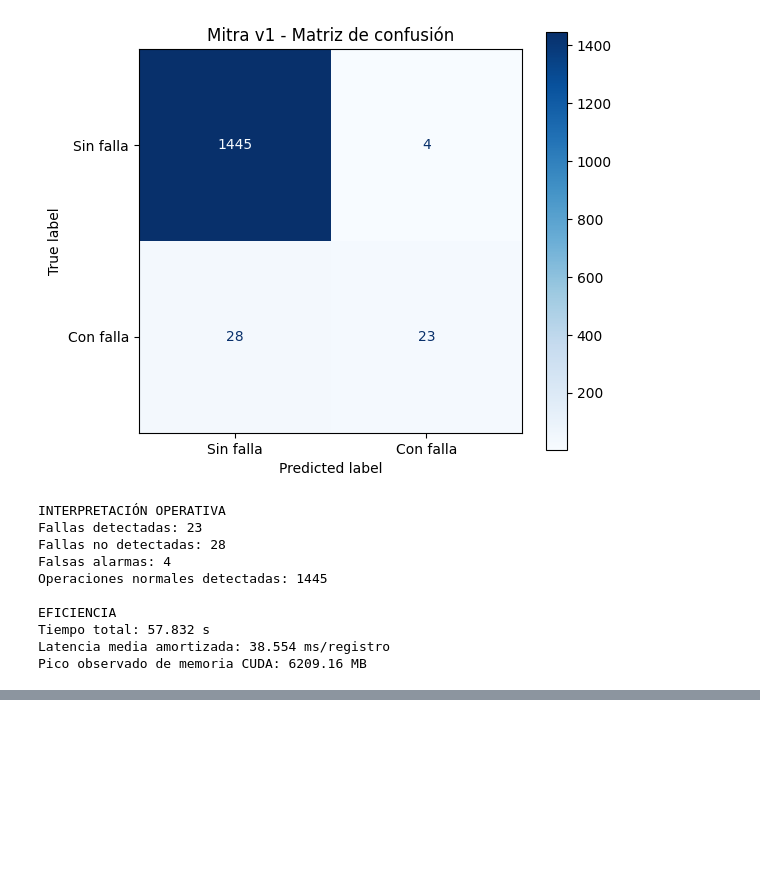
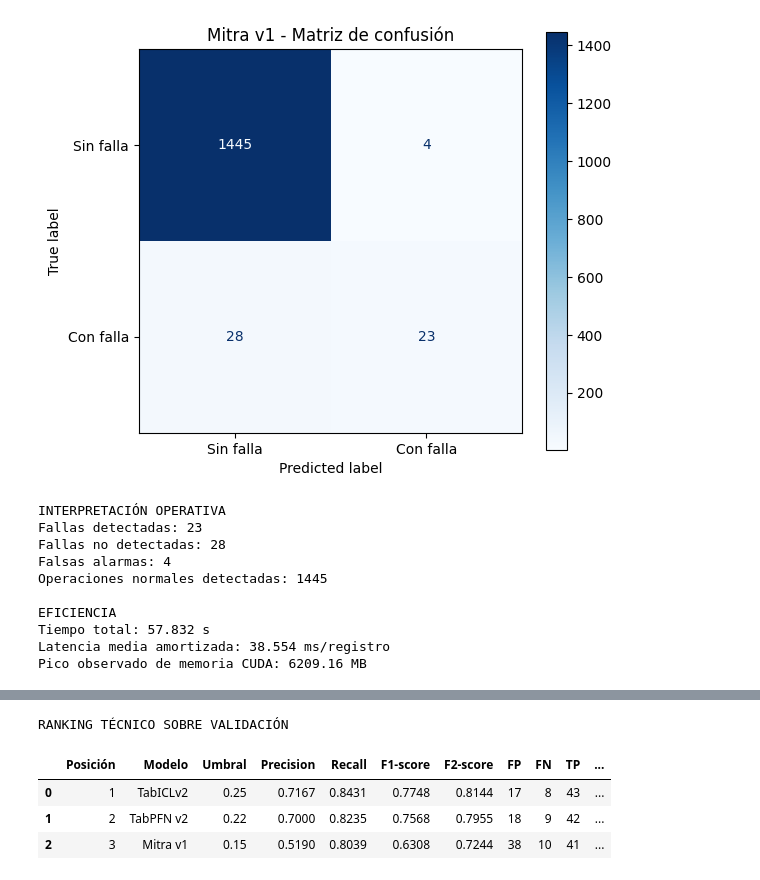
Before and after one commit to isaaccg88/PredictiveMaintenance-AI-Activity4, a Jupyter notebook: notebooks/PredictiveMaintenance_Actividad4.ipynb, the cells around one changed output, grey strips where cells are left out. Drawn from its saved outputs; the diff is of its cells as text; code cells hidden in the pictures; blank space fills up the shorter version.

```diff
--- a/notebooks/PredictiveMaintenance_Actividad4.ipynb
+++ b/notebooks/PredictiveMaintenance_Actividad4.ipynb
@@ -1532,0 +1911,72 @@ Pico observado de memoria CUDA: 6209.16 MB
+# %%
+# BLOQUE 14 - SELECCIÓN DEL MODELO
+
+# Integrar calidad predictiva y eficiencia
+tabla_decision = umbrales_optimos.merge(
+    resultados_validacion[
+        ["Modelo", "Latencia ms/registro", "Memoria GPU MB"]
+    ],
+    on="Modelo",
+    how="inner"
+)
+
+assert len(tabla_decision) == 3
+
+# Criterios definidos antes del test
+ranking = tabla_decision.sort_values(
+    [
+        "F2-score",
+        "Recall",
+        "F1-score",
+        "Latencia ms/registro"
+    ],
+    ascending=[False, False, False, True]
+).reset_index(drop=True)
+
+ranking.insert(
+    0, "Posición", np.arange(1, len(ranking) + 1)
+)
+
+modelo_seleccionado = str(ranking.iloc[0]["Modelo"])
+umbral_seleccionado = float(ranking.iloc[0]["Umbral"])
+
+# Guardar umbral de cada modelo para evaluación final
+umbrales_por_modelo = dict(
+    zip(
+        umbrales_optimos["Modelo"],
+        umbrales_optimos["Umbral"].astype(float)
+    )
+)
+
+print("RANKING TÉCNICO SOBRE VALIDACIÓN")
+display(ranking.round(4))
+
+print("\nMODELO SELECCIONADO ANTES DEL TEST")
+print("Modelo:", modelo_seleccionado)
+print("Umbral:", round(umbral_seleccionado, 3))
+print("F2 en validación:",
+      round(float(ranking.iloc[0]["F2-score"]), 4))
+print("Recall en validación:",
+      round(float(ranking.iloc[0]["Recall"]), 4))
+print("Precision en validación:",
+      round(float(ranking.iloc[0]["Precision"]), 4))
+
+print("\nCRITERIO DE SELECCIÓN")
+print("Maximizar F2 con precision >= 0.50.")
+print("Desempates: recall, F1 y menor latencia.")
+print("La selección queda fijada antes de evaluar test.")
+
+# Congelar la decisión y conservar trazabilidad
+decision_final = {
+    "Modelo seleccionado": modelo_seleccionado,
+    "Umbral seleccionado": umbral_seleccionado,
+    "Criterio": "F2 máximo con precision >= 0.50",
+    "Conjunto utilizado": "Validación",
+    "Semilla": SEED
+}
+# %% [output]
+RANKING TÉCNICO SOBRE VALIDACIÓN
+|  | Posición | Modelo | Umbral | Precision | Recall | F1-score | F2-score | FP | FN | TP | ... |
+| 0 | 1 | TabICLv2 | 0.25 | 0.7167 | 0.8431 | 0.7748 | 0.8144 | 17 | 8 | 43 | ... |
+| 1 | 2 | TabPFN v2 | 0.22 | 0.7000 | 0.8235 | 0.7568 | 0.7955 | 18 | 9 | 42 | ... |
+| 2 | 3 | Mitra v1 | 0.15 | 0.5190 | 0.8039 | 0.6308 | 0.7244 | 38 | 10 | 41 | ... |
```
Also changed, not shown: parts of 14 cells of this notebook.
